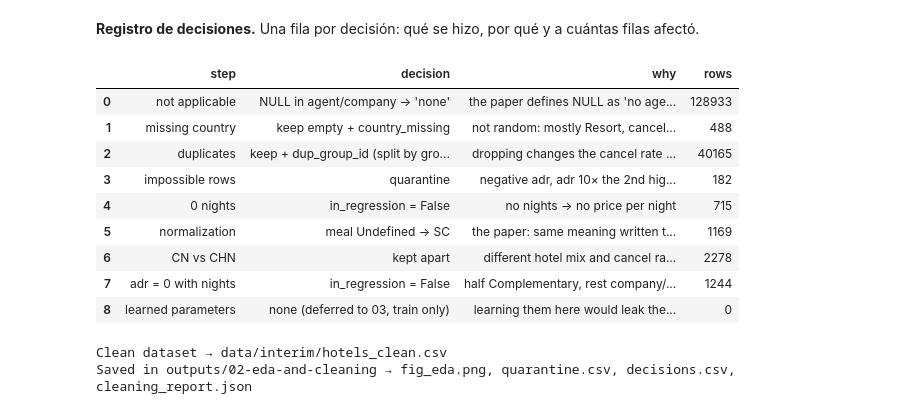
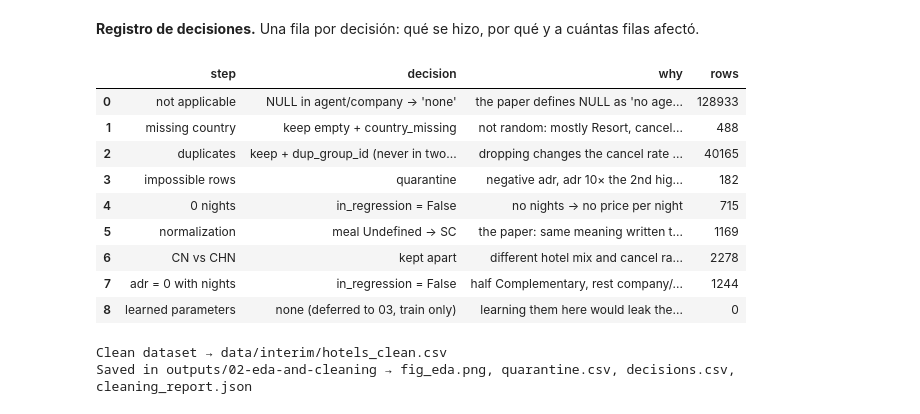
Before and after one commit to JorgeAVargasC/hotel-bookings-project, a Jupyter notebook: notebooks/02-eda-and-cleaning.ipynb, the cells around one changed output. Cells and saved outputs as stored; diff of their text form; code cells hidden in the pictures.

```diff
--- a/notebooks/02-eda-and-cleaning.ipynb
+++ b/notebooks/02-eda-and-cleaning.ipynb
@@ -459,30 +462,30 @@ Clean: (119208, 46) · Quarantine: (182, 46) · In regression: 117398
 # %%
 r = RULES.set_index("rule")["rows"]
 decisions = pd.DataFrame([
     # step, decision, why, affected rows
     ("not applicable", "NULL in agent/company → 'none'", "the paper defines NULL as 'no agency / no company'",
      int(missing.query("meaning == 'not applicable'")["rows"].sum())),
     ("missing country", "keep empty + country_missing", "not random: mostly Resort, cancels much less",
      int(country_missing.sum())),
-    ("duplicates", "keep + dup_group_id (split by group in 04)", "dropping changes the cancel rate from 37 % to 27.5 %",
+    ("duplicates", "keep + dup_group_id (never in two partitions)", "dropping changes the cancel rate from 37 % to 27.5 %",
      int(is_copy.sum())),
     ("impossible rows", "quarantine", "negative adr, adr 10× the 2nd highest value, or no guests",
      len(quarantine)),
     ("0 nights", "in_regression = False", "no nights → no price per night", int(r["0 nights"])),
     ("normalization", "meal Undefined → SC", "the paper: same meaning written two ways",
      int(raw["meal"].eq("Undefined").sum())),
     ("CN vs CHN", "kept apart", "different hotel mix and cancel rate: not proven to be the same country",
      int(raw["country"].isin(["CN", "CHN"]).sum())),
     ("adr = 0 with nights", "in_regression = False", "half Complementary, rest company/repeat deals: not a paid price",
      int(r["adr = 0 with nights > 0"])),
     ("learned parameters", "none (deferred to 03, train only)", "learning them here would leak the test set", 0),
 ], columns=["step", "decision", "why", "rows"])
 decisions
 # %% [output]
 |  | step | decision | why | rows |
 | 0 | not applicable | NULL in agent/company → 'none' | the paper defines NULL as 'no age... | 128933 |
 | 1 | missing country | keep empty + country_missing | not random: mostly Resort, cancel... | 488 |
-| 2 | duplicates | keep + dup_group_id (split by gro... | dropping changes the cancel rate ... | 40165 |
+| 2 | duplicates | keep + dup_group_id (never in two... | dropping changes the cancel rate ... | 40165 |
 | 3 | impossible rows | quarantine | negative adr, adr 10× the 2nd hig... | 182 |
 | 4 | 0 nights | in_regression = False | no nights → no price per night | 715 |
 | 5 | normalization | meal Undefined → SC | the paper: same meaning written t... | 1169 |
```
Also changed, not shown: parts of 3 cells of this notebook, 7 other files.
